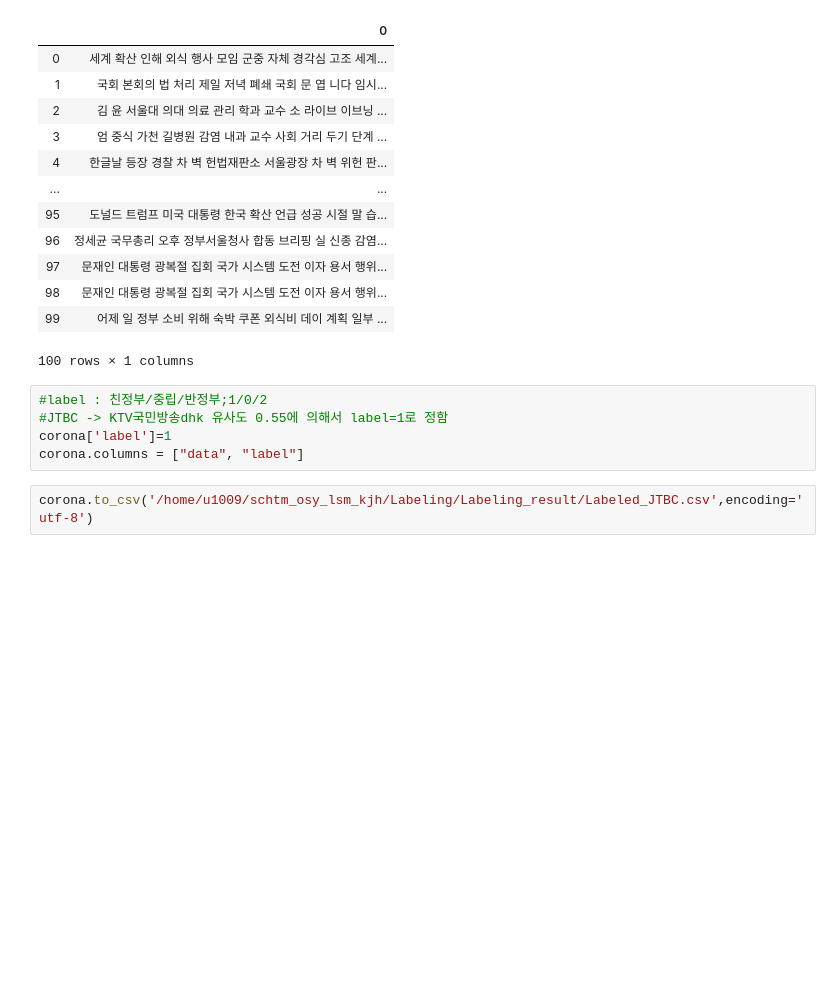
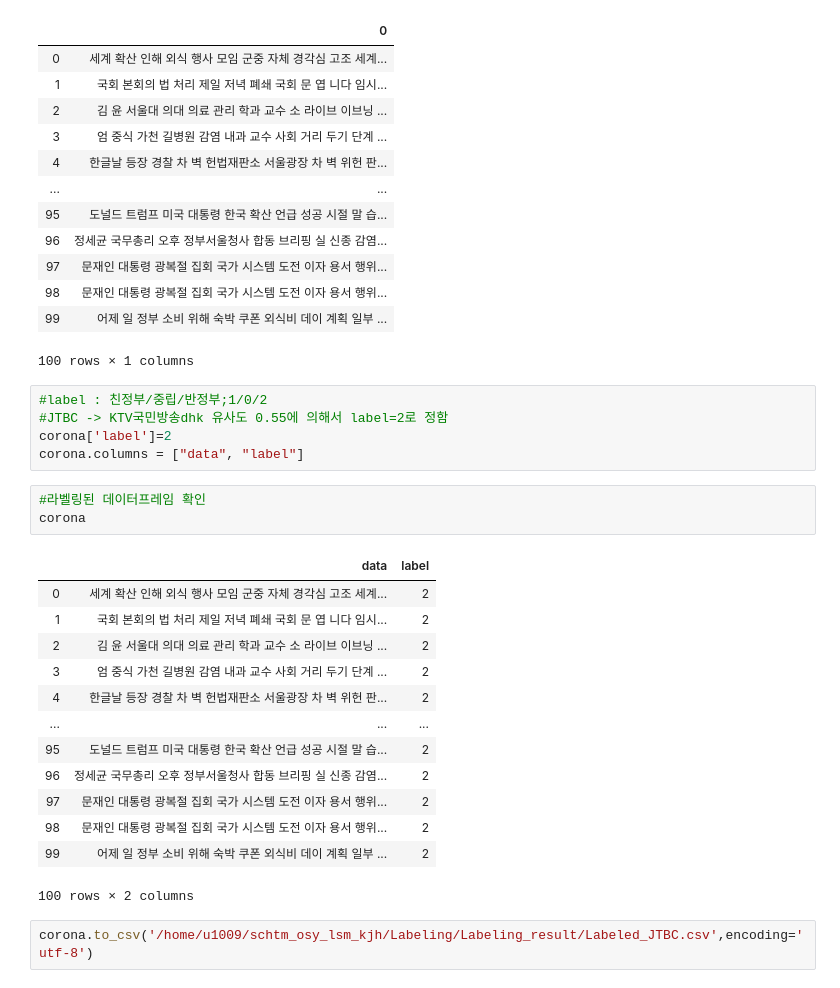
Before and after one commit to NAYANANG/2020_Text-Mining, a Jupyter notebook: Labeling/Labeling_code/Labeling_JTBC.ipynb, the cells around one changed output. Drawn from its saved outputs; the diff is of its cells as text; blank space fills up the shorter version.

Commit message:
JTBC 라벨 1->2로 수정

```diff
--- a/Labeling/Labeling_code/Labeling_JTBC.ipynb
+++ b/Labeling/Labeling_code/Labeling_JTBC.ipynb
@@ -99,8 +99,25 @@ corona
 100 rows × 1 columns
 # %%
 #label : 친정부/중립/반정부;1/0/2
-#JTBC -> KTV국민방송dhk 유사도 0.55에 의해서 label=1로 정함
-corona['label']=1
+#JTBC -> KTV국민방송dhk 유사도 0.55에 의해서 label=2로 정함
+corona['label']=2
 corona.columns = ["data", "label"]
+# %%
+#라벨링된 데이터프레임 확인
+corona
+# %% [output]
+|  | data | label |
+| 0 | 세계 확산 인해 외식 행사 모임 군중 자체 경각심 고조 세계... | 2 |
+| 1 | 국회 본회의 법 처리 제일 저녁 폐쇄 국회 문 엽 니다 임시... | 2 |
+| 2 | 김 윤 서울대 의대 의료 관리 학과 교수 소 라이브 이브닝 ... | 2 |
+| 3 | 엄 중식 가천 길병원 감염 내과 교수 사회 거리 두기 단계 ... | 2 |
+| 4 | 한글날 등장 경찰 차 벽 헌법재판소 서울광장 차 벽 위헌 판... | 2 |
+| ... | ... | ... |
+| 95 | 도널드 트럼프 미국 대통령 한국 확산 언급 성공 시절 말 습... | 2 |
+| 96 | 정세균 국무총리 오후 정부서울청사 합동 브리핑 실 신종 감염... | 2 |
+| 97 | 문재인 대통령 광복절 집회 국가 시스템 도전 이자 용서 행위... | 2 |
+| 98 | 문재인 대통령 광복절 집회 국가 시스템 도전 이자 용서 행위... | 2 |
+| 99 | 어제 일 정부 소비 위해 숙박 쿠폰 외식비 데이 계획 일부 ... | 2 |
+100 rows × 2 columns
 # %%
 corona.to_csv('/home/u1009/schtm_osy_lsm_kjh/Labeling/Labeling_result/Labeled_JTBC.csv',encoding='utf-8')
```
